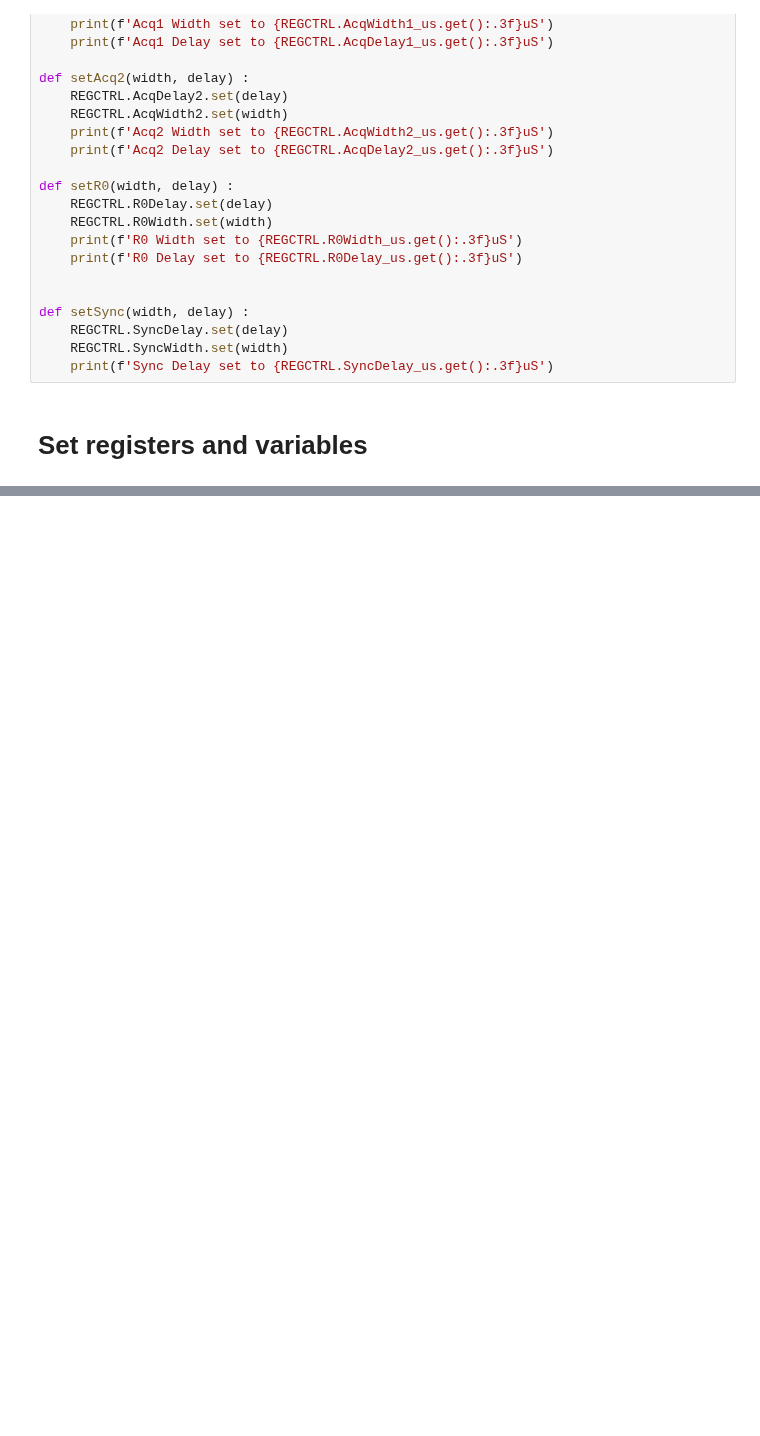
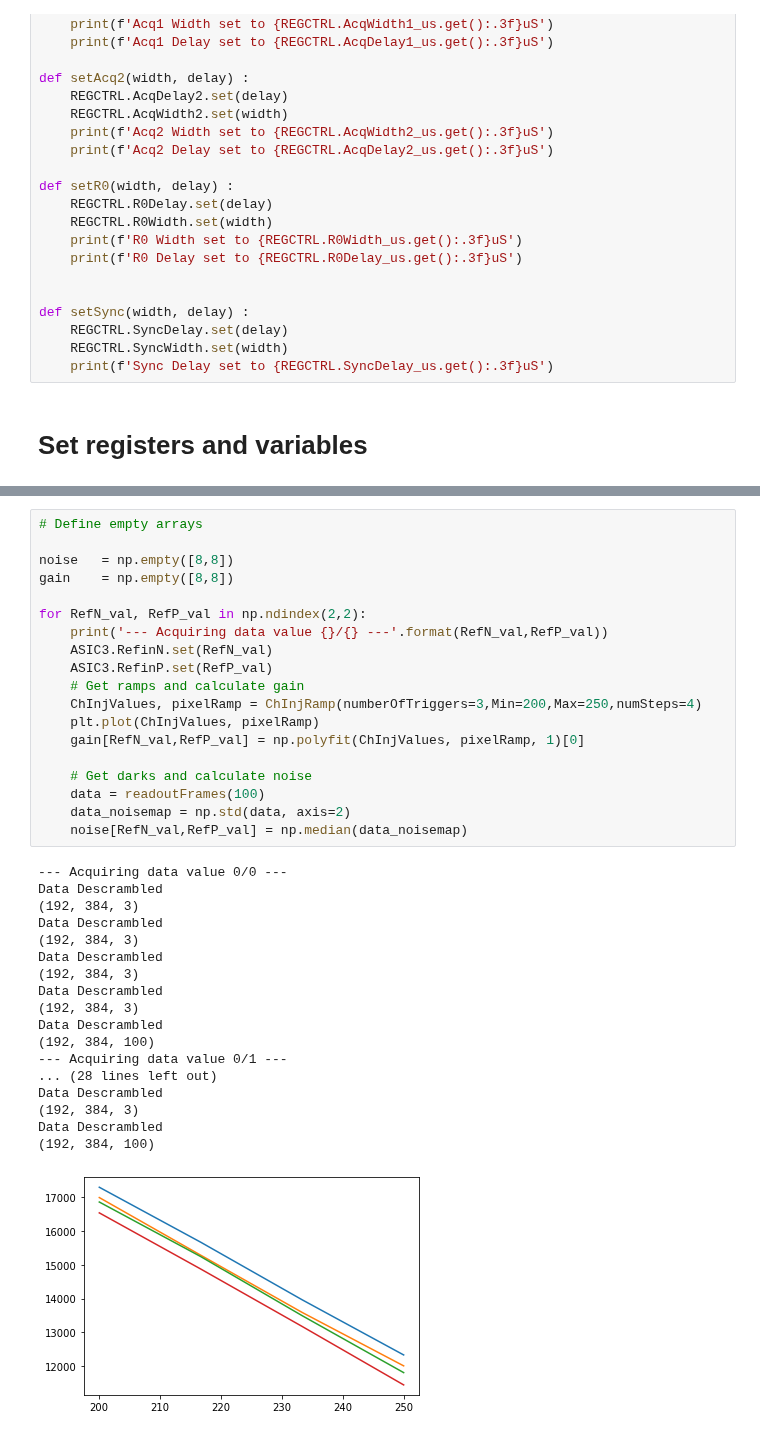
Before and after one commit to slaclab/epix-hr-m-320k, a Jupyter notebook: software/notebook/Pixel_SNR_sweep.ipynb, the cells around one changed output, grey strips where cells are left out. Cells and saved outputs as stored; diff of their text form; blank space fills up the shorter version.

```diff
--- a/software/notebook/Pixel_SNR_sweep.ipynb
+++ b/software/notebook/Pixel_SNR_sweep.ipynb
@@ -249 +242,39 @@ Data Descrambled
+# %%
+# Define empty arrays
+
+noise   = np.empty([8,8])
+gain    = np.empty([8,8])
+
+for RefN_val, RefP_val in np.ndindex(2,2):
+    print('--- Acquiring data value {}/{} ---'.format(RefN_val,RefP_val))
+    ASIC3.RefinN.set(RefN_val)
+    ASIC3.RefinP.set(RefP_val)
+    # Get ramps and calculate gain
+    ChInjValues, pixelRamp = ChInjRamp(numberOfTriggers=3,Min=200,Max=250,numSteps=4)
+    plt.plot(ChInjValues, pixelRamp)
+    gain[RefN_val,RefP_val] = np.polyfit(ChInjValues, pixelRamp, 1)[0]
+
+    # Get darks and calculate noise
+    data = readoutFrames(100)
+    data_noisemap = np.std(data, axis=2)
+    noise[RefN_val,RefP_val] = np.median(data_noisemap)
+# %% [output]
+--- Acquiring data value 0/0 ---
+Data Descrambled
+(192, 384, 3)
+Data Descrambled
+(192, 384, 3)
+Data Descrambled
+(192, 384, 3)
+Data Descrambled
+(192, 384, 3)
+Data Descrambled
+(192, 384, 100)
+--- Acquiring data value 0/1 ---
+... (28 lines left out)
+Data Descrambled
+(192, 384, 3)
+Data Descrambled
+(192, 384, 100)
+[figure, added]
 # %%
```
Also changed, not shown: parts of 5 cells of this notebook, 6 other files.
